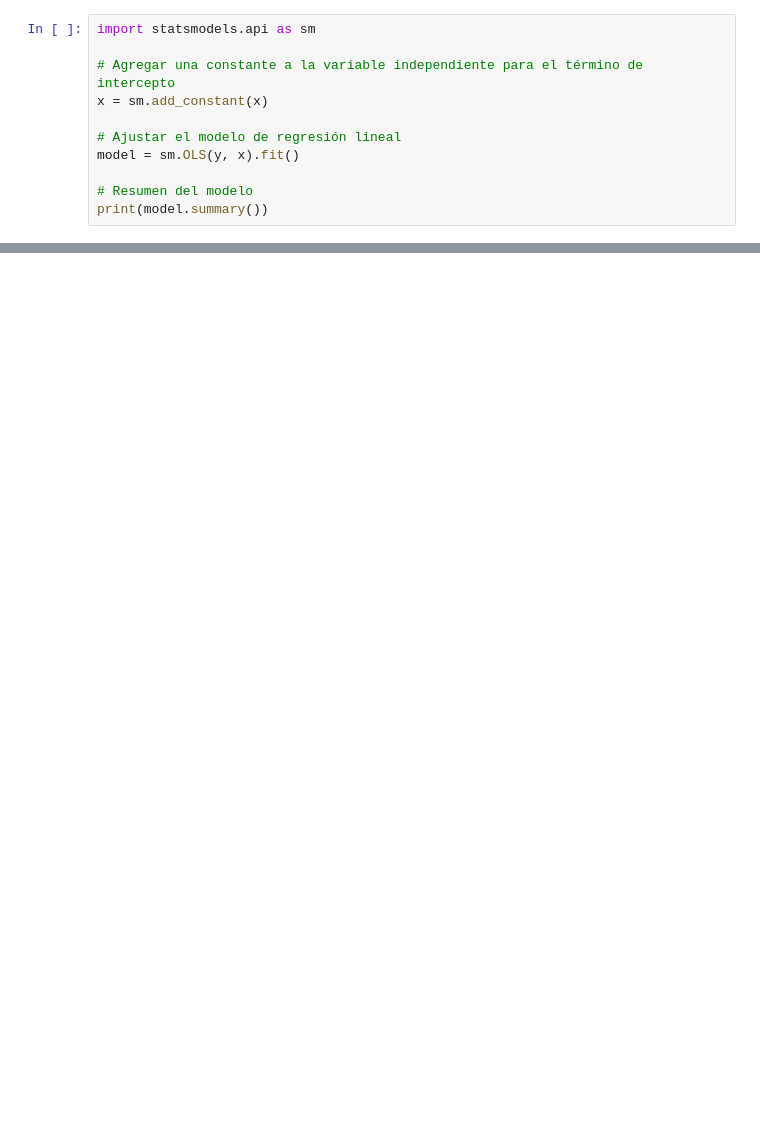
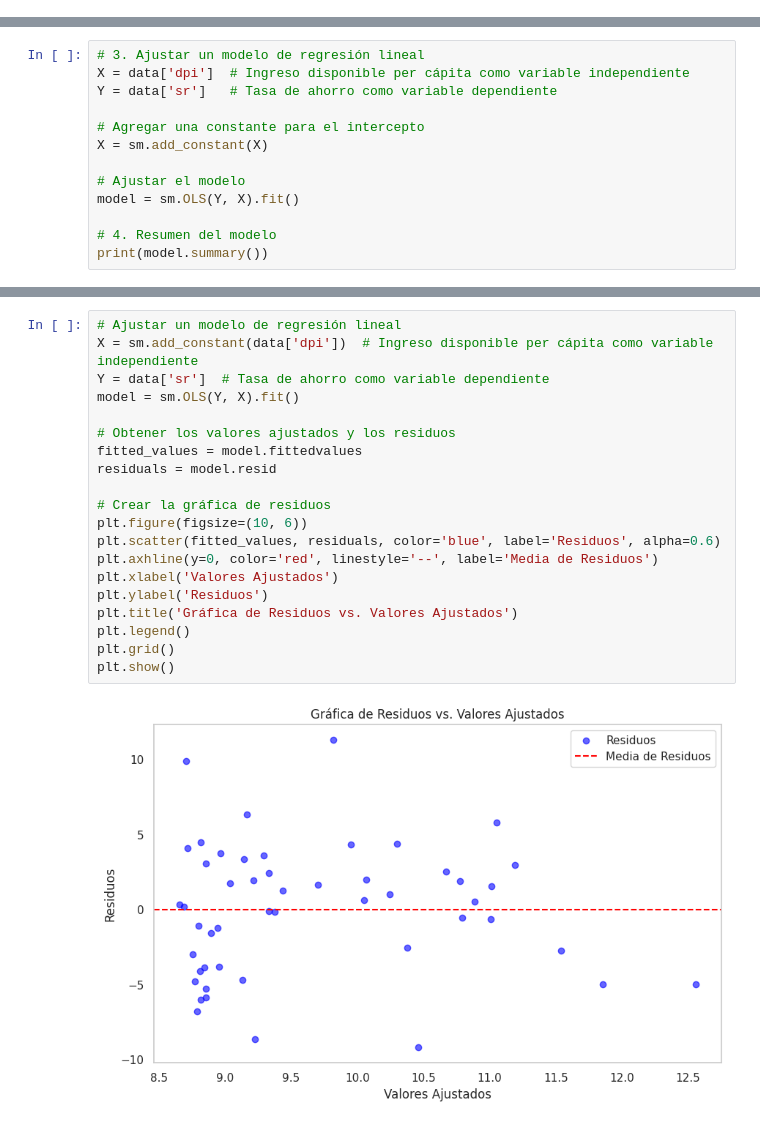
Before and after one commit to mlacasa/EstadisticaQ2, a Jupyter notebook: RegresionLineal.ipynb, the cells around one changed output, grey strips where cells are left out. Drawn from its saved outputs; the diff is of its cells as text; blank space fills up the shorter version.

```diff
--- a/RegresionLineal.ipynb
+++ b/RegresionLineal.ipynb
@@ -550,11 +2,0 @@ plt.show()
-# %%
-import statsmodels.api as sm
-
-# Agregar una constante a la variable independiente para el término de intercepto
-x = sm.add_constant(x)
-
-# Ajustar el modelo de regresión lineal
-model = sm.OLS(y, x).fit()
-
-# Resumen del modelo
-print(model.summary())
@@ -2027,0 +73,13 @@ plt.show()
+# %%
+# 3. Ajustar un modelo de regresión lineal
+X = data['dpi']  # Ingreso disponible per cápita como variable independiente
+Y = data['sr']   # Tasa de ahorro como variable dependiente
+
+# Agregar una constante para el intercepto
+X = sm.add_constant(X)
+
+# Ajustar el modelo
+model = sm.OLS(Y, X).fit()
+
+# 4. Resumen del modelo
+print(model.summary())
@@ -2027,0 +174,22 @@ plt.show()
+# %%
+# Ajustar un modelo de regresión lineal
+X = sm.add_constant(data['dpi'])  # Ingreso disponible per cápita como variable independiente
+Y = data['sr']  # Tasa de ahorro como variable dependiente
+model = sm.OLS(Y, X).fit()
+
+# Obtener los valores ajustados y los residuos
+fitted_values = model.fittedvalues
+residuals = model.resid
+
+# Crear la gráfica de residuos
+plt.figure(figsize=(10, 6))
+plt.scatter(fitted_values, residuals, color='blue', label='Residuos', alpha=0.6)
+plt.axhline(y=0, color='red', linestyle='--', label='Media de Residuos')
+plt.xlabel('Valores Ajustados')
+plt.ylabel('Residuos')
+plt.title('Gráfica de Residuos vs. Valores Ajustados')
+plt.legend()
+plt.grid()
+plt.show()
+# %% [output]
+[figure, added]
```
Also changed, not shown: parts of 54 cells of this notebook.
